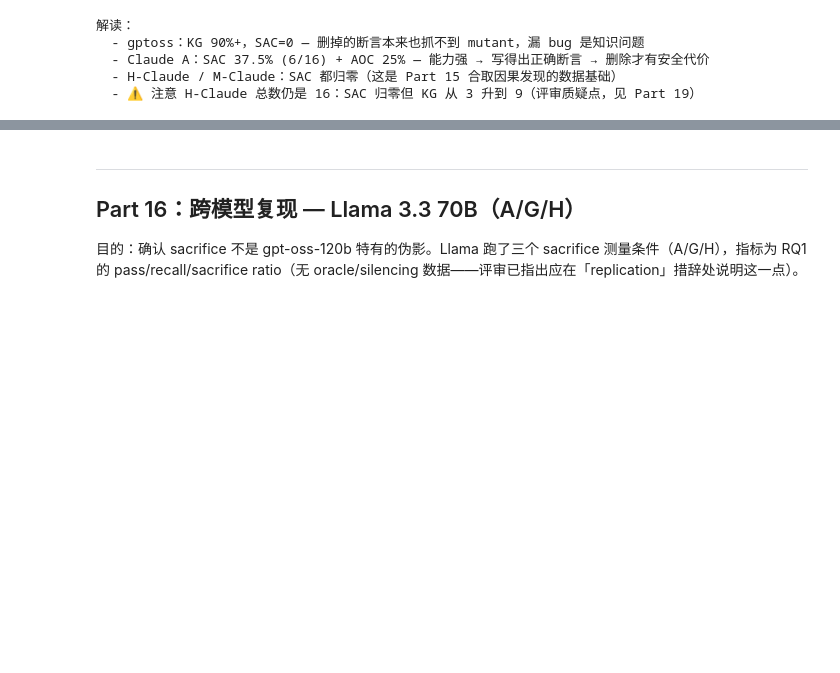
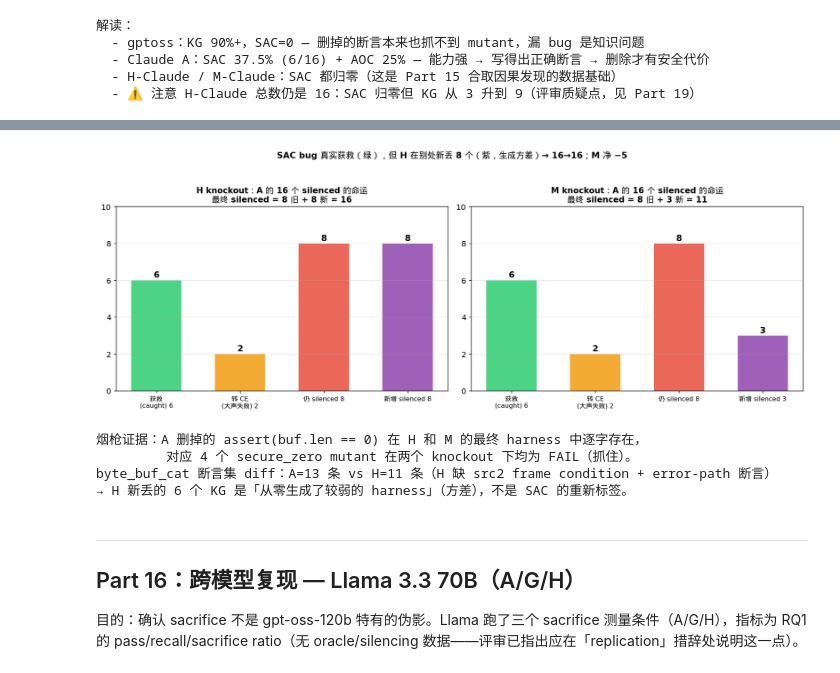
Before and after one commit to LukeW1999/LLM4Harness, a Jupyter notebook: experiment_explainer.ipynb, the cells around one changed output, grey strips where cells are left out. Saved outputs shown, nothing was run; the diff lists cells and outputs as text; code cells hidden in the pictures; blank space fills up the shorter version.

```diff
--- a/experiment_explainer.ipynb
+++ b/experiment_explainer.ipynb
@@ -1102,3 +1148,56 @@ plt.show()
+# %%
+# A-Claude 16 个 silenced bug 在 H / M 下的逐组命运（服务器 per-mutant 分析，2026-06-11）
+fate_rows = [
+    # (函数组, A归因, H下命运, M下命运)
+    ('secure_zero ×4',        'SAC',     'caught',   'caught'),
+    ('ring_buffer ×2',        'SAC',     'CE',       'CE'),
+    ('from_array ×2',         'AOC',     'caught',   'caught'),
+    ('from_empty_array ×2',   'AOC',     'silenced', 'silenced'),
+    ('byte_buf_cat ×3',       'KG',      'silenced', 'silenced'),
+    ('byte_buf_reset ×3',     'Unknown', 'silenced', 'silenced'),
+]
+new_silenced = {'H': 8, 'M': 3}  # knockout 下新增的 silenced（A 下原本抓住）
+
+fig, axes = plt.subplots(1, 2, figsize=(14, 5))
+cat_colors = {'caught': '#2ecc71', 'CE': '#f39c12', 'silenced': '#e74c3c'}
+
+for ax, cond in zip(axes, ['H', 'M']):
+    col = 2 if cond == 'H' else 3
+    cats = {'caught': 0, 'CE': 0, 'silenced': 0}
+    for row in fate_rows:
+        n = int(row[0].split('×')[1])
+        cats[row[col]] += n
+    labels = [f'获救\n(caught) {cats["caught"]}', f'转 CE\n(大声失败) {cats["CE"]}',
+              f'仍 silenced {cats["silenced"]}', f'新增 silenced {new_silenced[cond]}']
+    vals = [cats['caught'], cats['CE'], cats['silenced'], new_silenced[cond]]
+    colors = ['#2ecc71', '#f39c12', '#e74c3c', '#8e44ad']
+    bars = ax.bar(labels, vals, color=colors, alpha=0.85, width=0.6)
+    for b, v in zip(bars, vals):
+        ax.text(b.get_x() + b.get_width()/2, v + 0.15, str(v), ha='center',
+                fontweight='bold', fontsize=12)
+    total = cats['caught'] + cats['CE'] + cats['silenced']
+    net = cats['silenced'] + new_silenced[cond]
+    ax.set_title(f'{cond} knockout：A 的 16 个 silenced 的命运\n'
+                 f'最终 silenced = {cats["silenced"]} 旧 + {new_silenced[cond]} 新 = {net}',
+                 fontsize=11.5, fontweight='bold')
+    ax.set_ylim(0, 10); ax.grid(True, alpha=0.3, axis='y')
+    ax.tick_params(axis='x', labelsize=9)
+
+fig.suptitle('SAC bug 真实获救（绿），但 H 在别处新丢 8 个（紫，生成方差）→ 16→16；M 净 −5',
+             fontsize=12, fontweight='bold', y=1.04)
+plt.tight_layout()
+plt.show()
+
+print('烟枪证据：A 删掉的 assert(buf.len == 0) 在 H 和 M 的最终 harness 中逐字存在，')
+print('         对应 4 个 secure_zero mutant 在两个 knockout 下均为 FAIL（抓住）。')
+print('byte_buf_cat 断言集 diff：A=13 条 vs H=11 条（H 缺 src2 frame condition + error-path 断言）')
+print('→ H 新丢的 6 个 KG 是「从零生成了较弱的 harness」（方差），不是 SAC 的重新标签。')
+# %% [output]
+[figure, added]
+烟枪证据：A 删掉的 assert(buf.len == 0) 在 H 和 M 的最终 harness 中逐字存在，
+         对应 4 个 secure_zero mutant 在两个 knockout 下均为 FAIL（抓住）。
+byte_buf_cat 断言集 diff：A=13 条 vs H=11 条（H 缺 src2 frame condition + error-path 断言）
+→ H 新丢的 6 个 KG 是「从零生成了较弱的 harness」（方差），不是 SAC 的重新标签。
 # %% [markdown]
 ---
 ## Part 16：跨模型复现 — Llama 3.3 70B（A/G/H）
```
Also changed, not shown: parts of 7 cells of this notebook.
